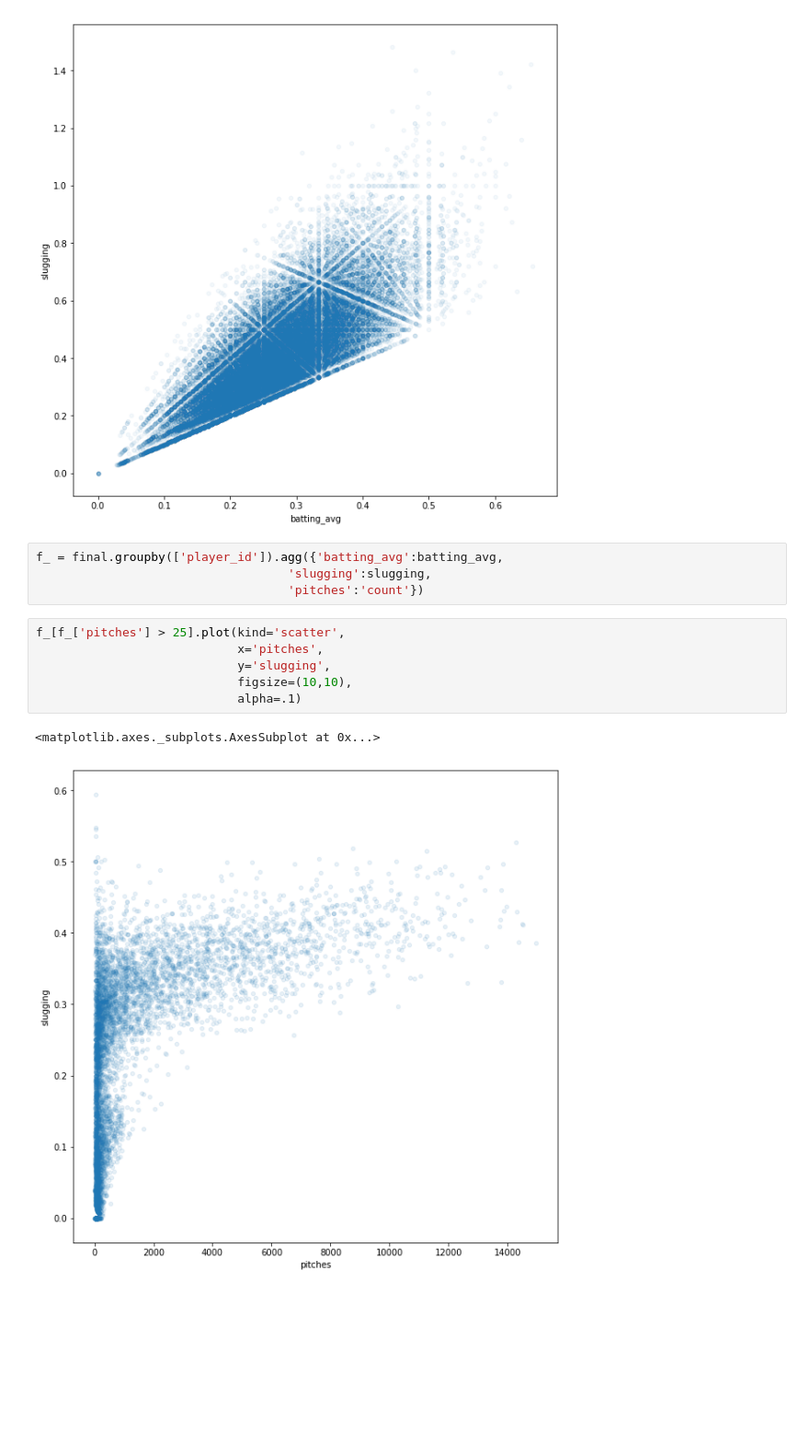
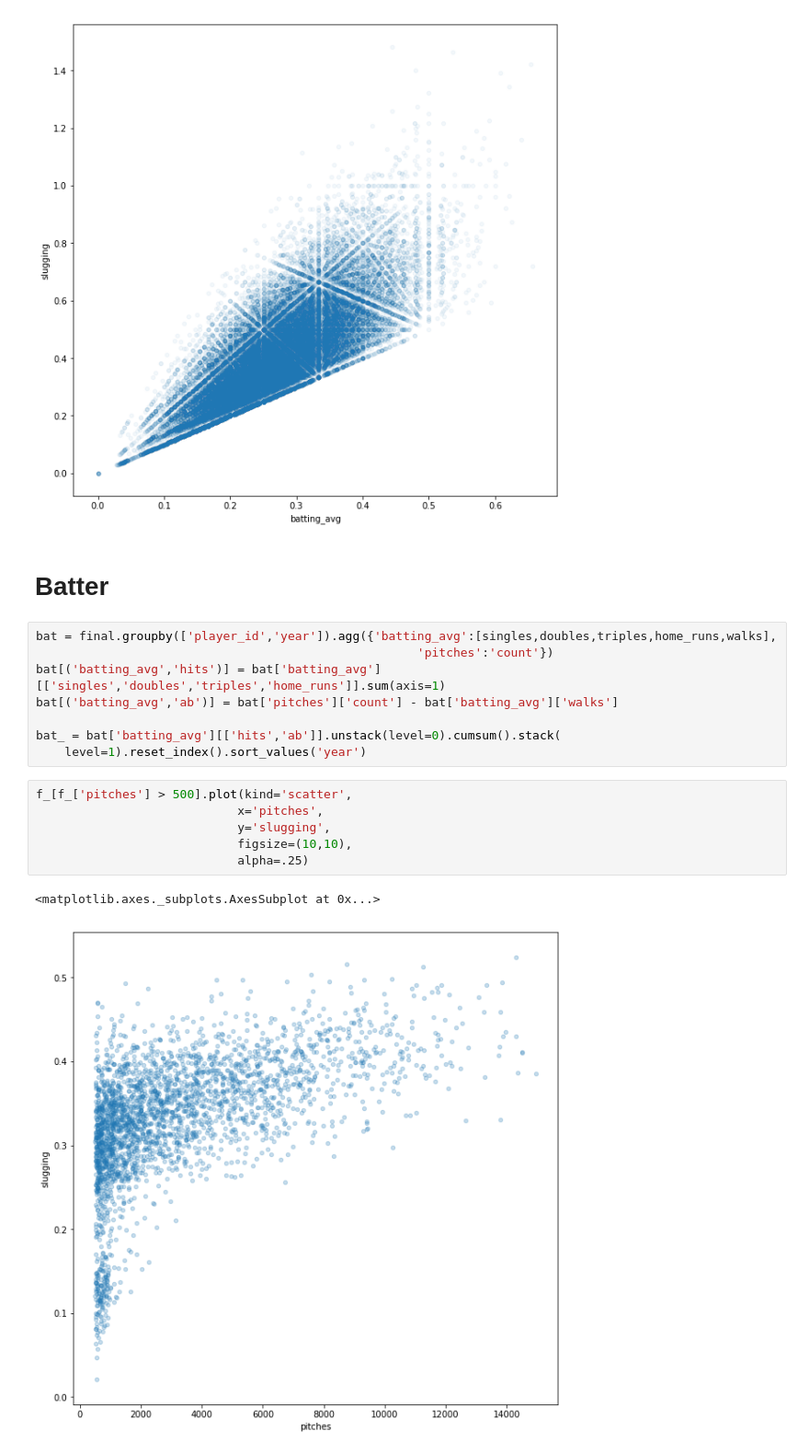
Before and after one commit to RyanAugust/fantasy-machine, a Jupyter notebook: MLB_functions.ipynb, the cells around one changed output. Shown at 92% size. Drawn from its saved outputs; the diff is of its cells as text; blank space fills up the shorter version.

```diff
--- a/MLB_functions.ipynb
+++ b/MLB_functions.ipynb
@@ -173,16 +220,22 @@ ba[ba['pitches'] > 25].plot(kind='scatter',
 # %% [output]
 <matplotlib.axes._subplots.AxesSubplot at 0x...>
 [figure]
-# %%
-f_ = final.groupby(['player_id']).agg({'batting_avg':batting_avg,
-                                   'slugging':slugging,
-                                   'pitches':'count'})
+# %% [markdown]
+# Batter
+# %%
+bat = final.groupby(['player_id','year']).agg({'batting_avg':[singles,doubles,triples,home_runs,walks],
+                                                     'pitches':'count'})
+bat[('batting_avg','hits')] = bat['batting_avg'][['singles','doubles','triples','home_runs']].sum(axis=1)
+bat[('batting_avg','ab')] = bat['pitches']['count'] - bat['batting_avg']['walks']
+
+bat_ = bat['batting_avg'][['hits','ab']].unstack(level=0).cumsum().stack(
+    level=1).reset_index().sort_values('year')
 # %%
-f_[f_['pitches'] > 25].plot(kind='scatter',
+f_[f_['pitches'] > 500].plot(kind='scatter',
                             x='pitches',
                             y='slugging',
                             figsize=(10,10),
-                            alpha=.1)
+                            alpha=.25)
 # %% [output]
 <matplotlib.axes._subplots.AxesSubplot at 0x...>
-[figure, old version]
+[figure, new version]
```
Also changed, not shown: parts of 24 cells of this notebook.
